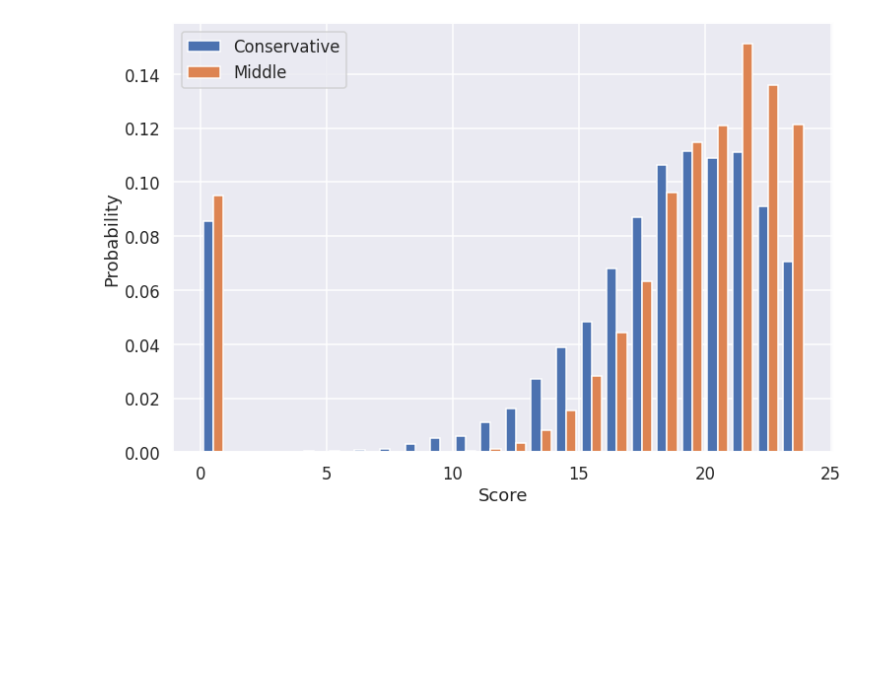
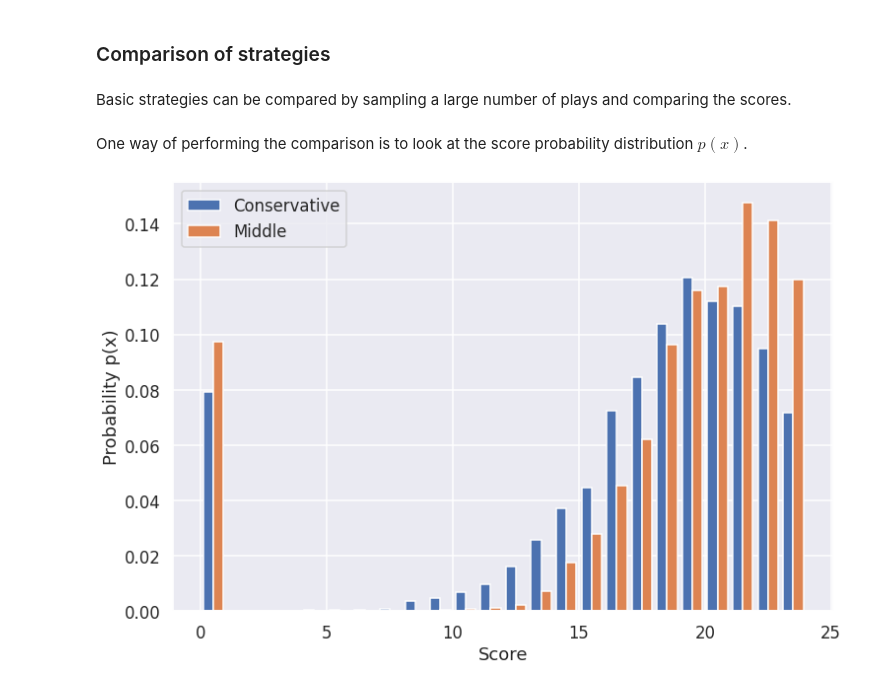
Before and after one commit to nahuelalmeira/midnight, a Jupyter notebook: notebooks/notebook.ipynb, the cells around one changed output. Cells and saved outputs as stored; diff of their text form; code cells hidden in the pictures; blank space fills up the shorter version.

```diff
--- a/notebooks/notebook.ipynb
+++ b/notebooks/notebook.ipynb
@@ -26,13 +96,20 @@ from midnight.strategy import (
+# %% [markdown]
+### Comparison of strategies
+# %% [markdown]
+Basic strategies can be compared by sampling a large number of plays and comparing the scores.
 # %%
-sample_conservative = pd.Series(ConservativeStrategy.sample(100000))
-sample_middle = pd.Series(MiddleStrategy.sample(100000))
+nsamples = 10000
+sample_conservative = pd.Series(ConservativeStrategy.sample(nsamples))
+sample_middle = pd.Series(MiddleStrategy.sample(nsamples))
 samples = {"Conservative": sample_conservative, "Middle": sample_middle}
+# %% [markdown]
+One way of performing the comparison is to look at the score probability distribution $p(x)$.
 # %%
 fig, ax = plt.subplots()
 ax.set_xlabel("Score")
-ax.set_ylabel("Probability")
+ax.set_ylabel("Probability p(x)")
 ax.hist(samples.values(), bins=range(0, 25), density=True, label=list(samples.keys()))
 plt.legend()
 plt.show()
 # %% [output]
-[figure, old version]
+[figure, new version]
```
Also changed, not shown: parts of 29 cells of this notebook, 1 other file.
